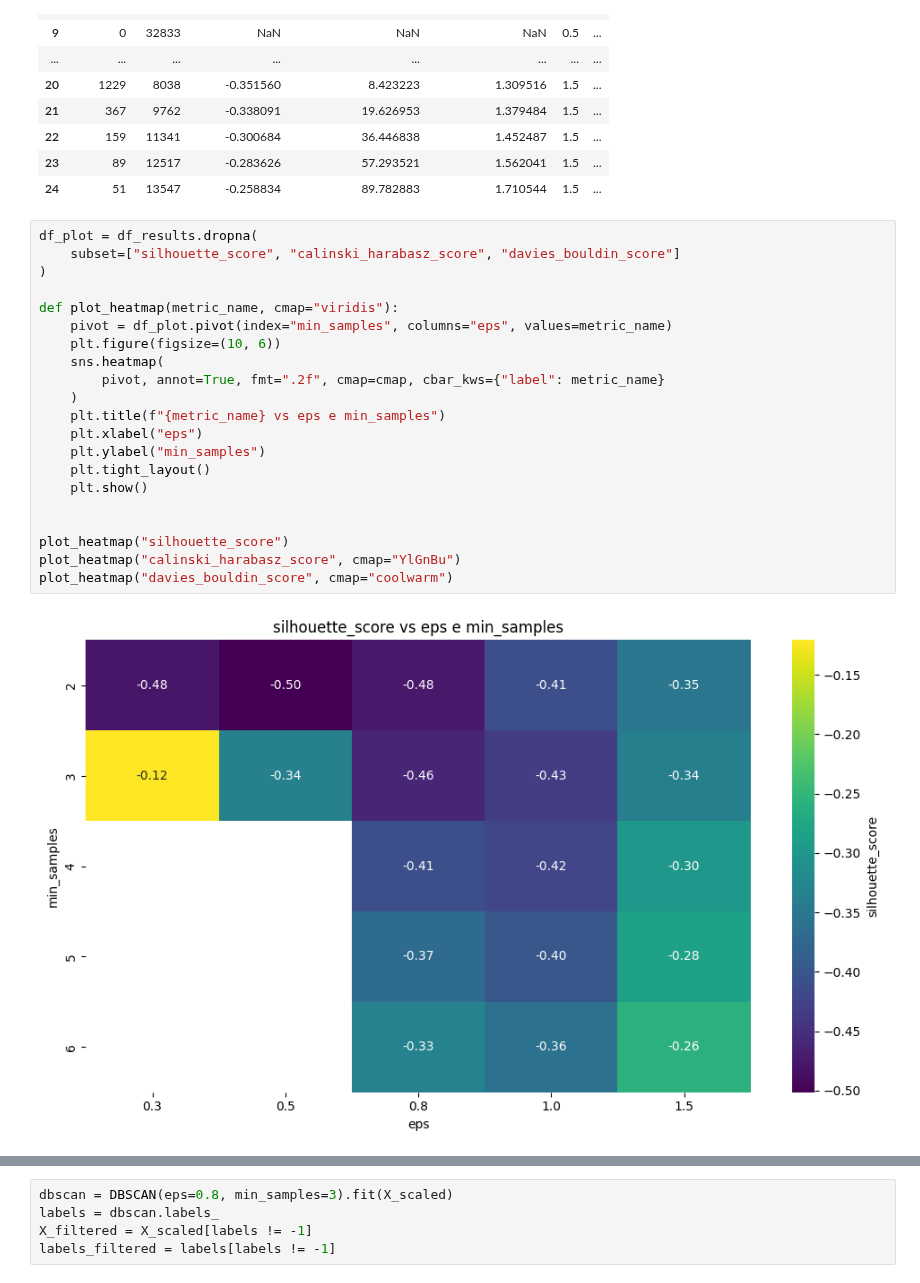
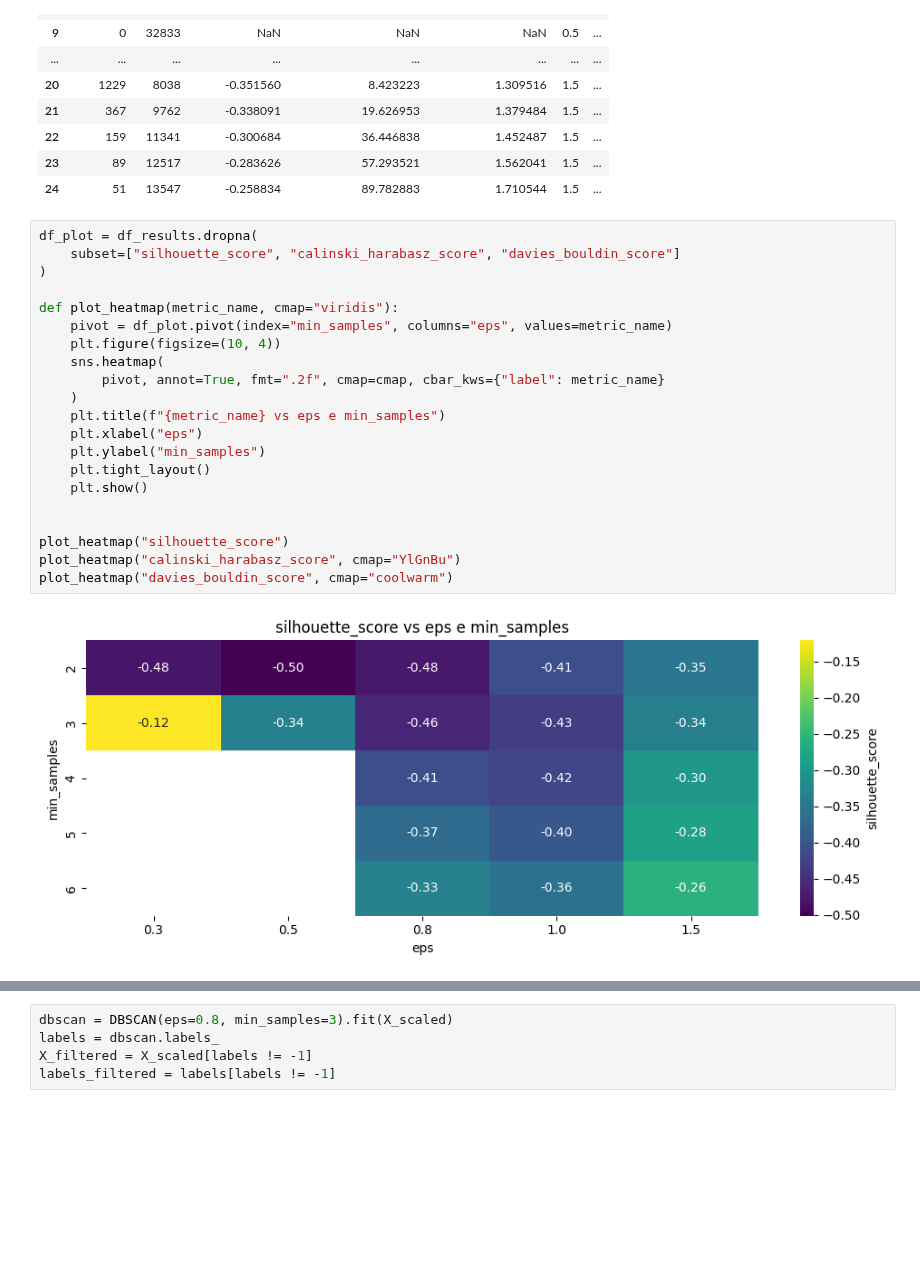
Before and after one commit to JoseEdSouza/machine-learning-works, a Jupyter notebook: spotify/eda.ipynb, the cells around one changed output, grey strips where cells are left out. Saved outputs shown, nothing was run; the diff lists cells and outputs as text; blank space fills up the shorter version.

```diff
--- a/spotify/eda.ipynb
+++ b/spotify/eda.ipynb
@@ -458,23 +458,23 @@ df_results
 # %%
 df_plot = df_results.dropna(
     subset=["silhouette_score", "calinski_harabasz_score", "davies_bouldin_score"]
 )
 
 def plot_heatmap(metric_name, cmap="viridis"):
     pivot = df_plot.pivot(index="min_samples", columns="eps", values=metric_name)
-    plt.figure(figsize=(10, 6))
+    plt.figure(figsize=(10, 4))
     sns.heatmap(
         pivot, annot=True, fmt=".2f", cmap=cmap, cbar_kws={"label": metric_name}
     )
     plt.title(f"{metric_name} vs eps e min_samples")
     plt.xlabel("eps")
     plt.ylabel("min_samples")
     plt.tight_layout()
     plt.show()
 
 
 plot_heatmap("silhouette_score")
 plot_heatmap("calinski_harabasz_score", cmap="YlGnBu")
 plot_heatmap("davies_bouldin_score", cmap="coolwarm")
 # %% [output]
-[figure, old version]
+[figure, new version]
```
Also changed, not shown: parts of 14 cells of this notebook.
